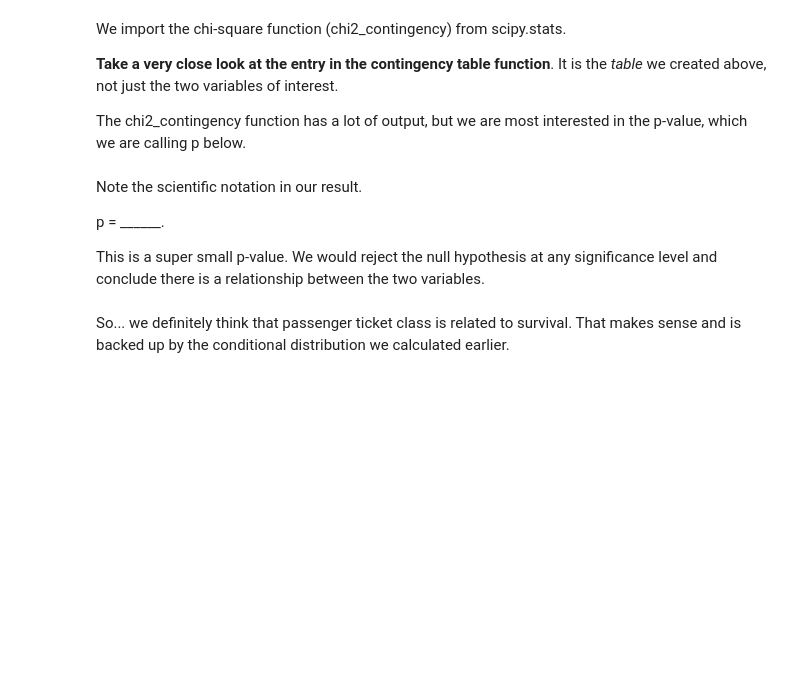
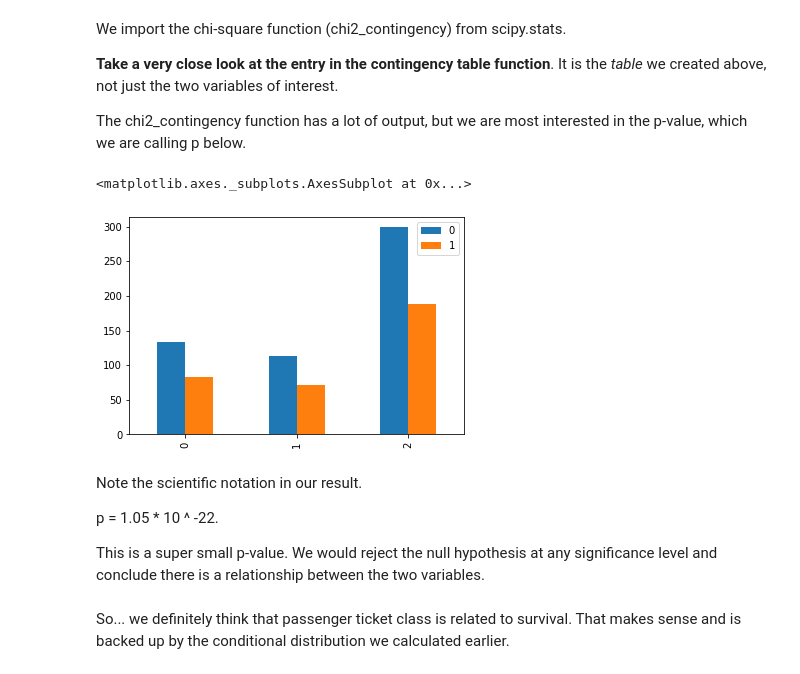
Before and after one commit to Vasanta2002/Sprint_2, a Jupyter notebook: module2-hypothesis-chi-square/DS_122_Chi2_Tests.ipynb, the cells around one changed output. Drawn from its saved outputs; the diff is of its cells as text; code cells hidden in the pictures; blank space fills up the shorter version.

```diff
--- a/module2-hypothesis-chi-square/DS_122_Chi2_Tests.ipynb
+++ b/module2-hypothesis-chi-square/DS_122_Chi2_Tests.ipynb
@@ -348,3 +348,6 @@ Titanic['Pclass'].value_counts(normalize = True) * 100
 Name: Pclass, dtype: float64
 # %% [markdown]
 Now let's look at the joint distribution of survival by passenger class.  That means we want to see how many people fall into each combination of the two categories.
+# %%
+joint = pd.crosstab(Titanic['Pclass'], Titanic['Survived'])
+joint
@@ -382,10 +412,15 @@ We import the chi-square function (chi2_contingency) from scipy.stats.
 **Take a very close look at the entry in the contingency table function**. It is the *table* we created above, not just the two variables of interest.
 
 The chi2_contingency function has a lot of output, but we are most interested in the p-value, which we are calling p below.
+# %%
+round(pd.DataFrame(chi2_contingency(joint)[3])).plot(kind='bar')
+# %% [output]
+<matplotlib.axes._subplots.AxesSubplot at 0x...>
+[figure, added]
 # %% [markdown]
 Note the scientific notation in our result.
 
-p = ______.
+p = 1.05 * 10 ^ -22.
 
 This is a super small p-value.  We would reject the null hypothesis at any significance level and conclude there is a relationship between the two variables.
 # %% [markdown]
```
Also changed, not shown: parts of 6 cells of this notebook.
